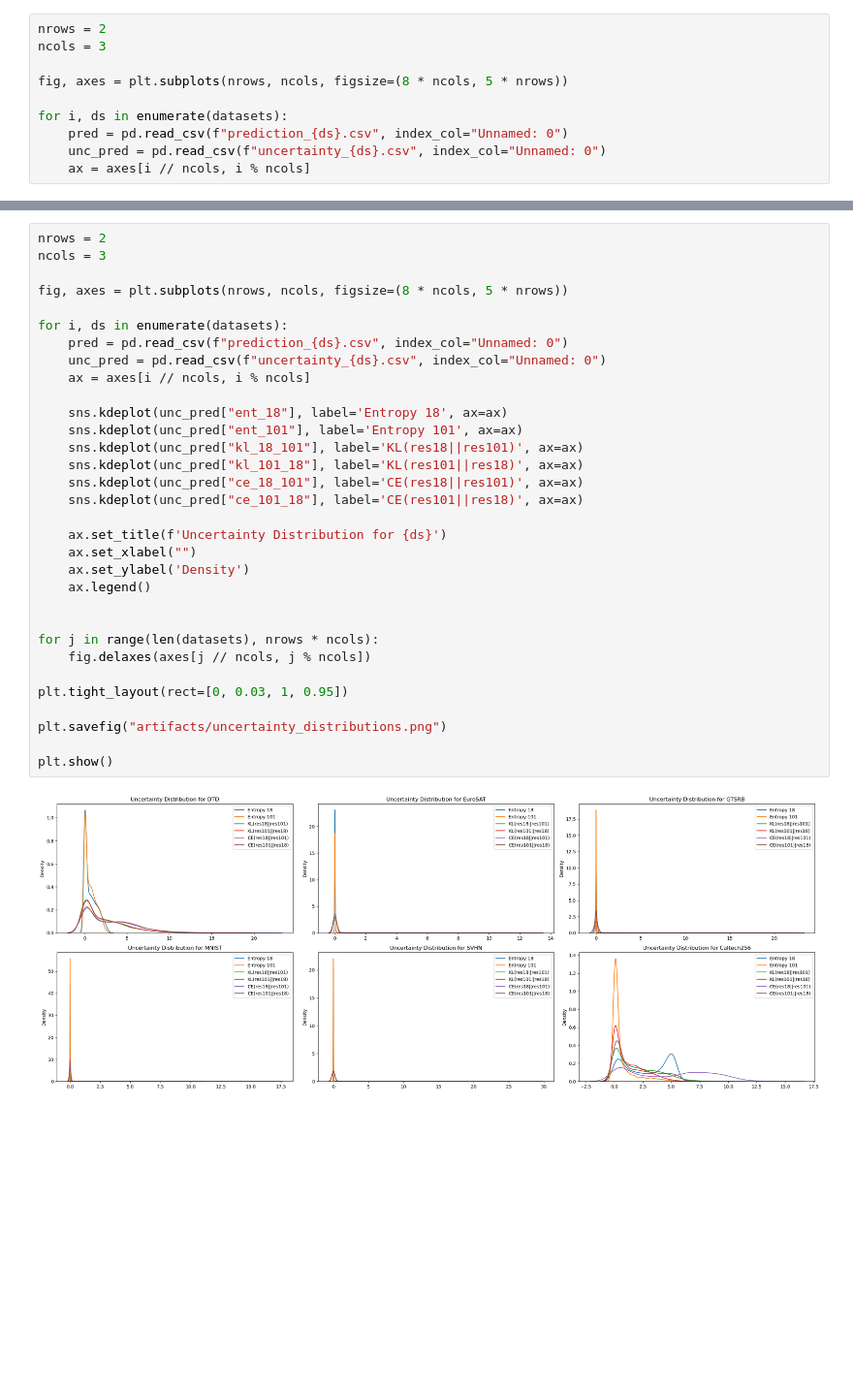
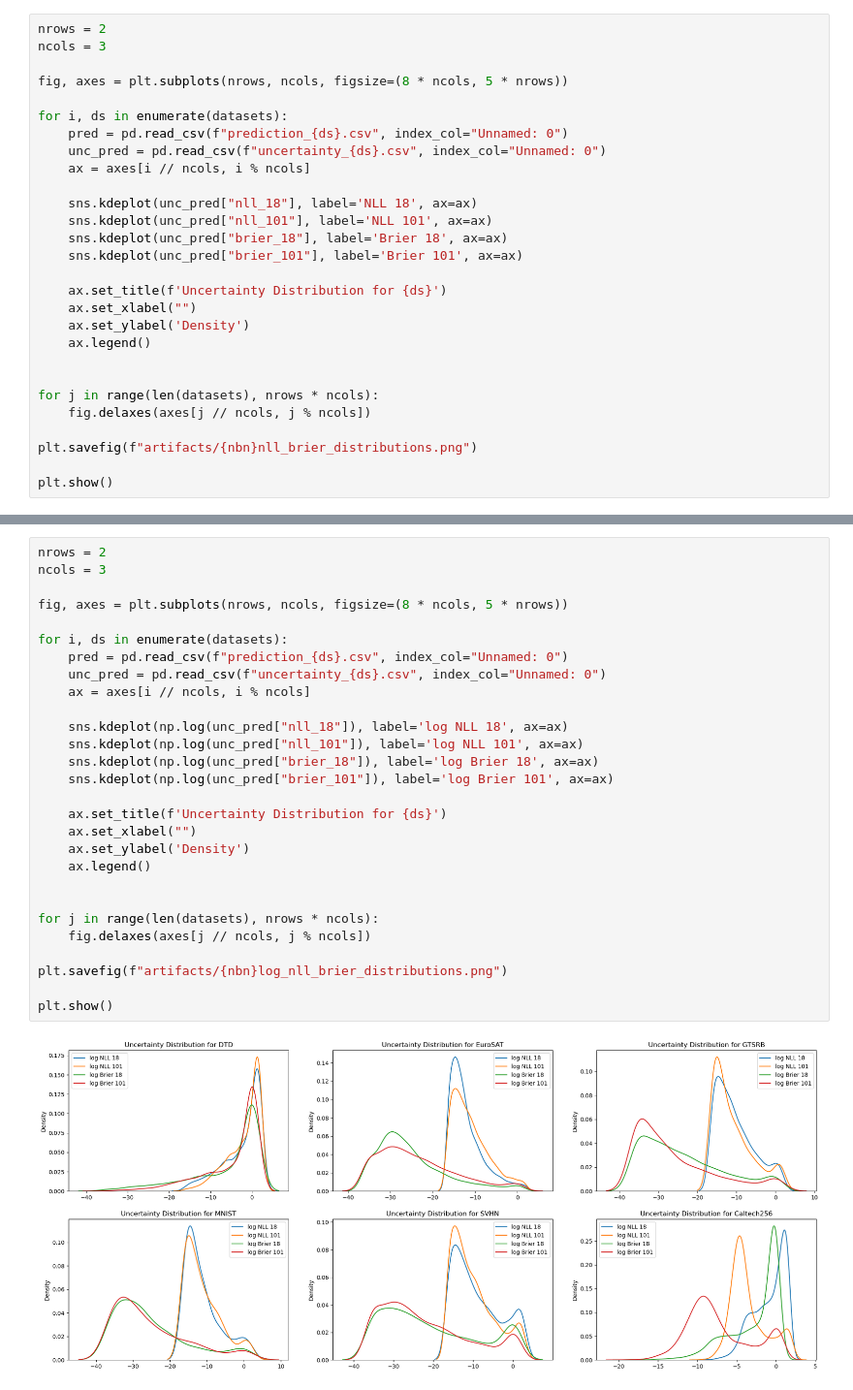
Before and after one commit to TimothyZG/wliura2024, a Jupyter notebook: Analysis/02-uncertainty-distrubution.ipynb, the cells around one changed output, grey strips where cells are left out. Shown: that part at 97% size. Drawn from its saved outputs; the diff is of its cells as text; blank space fills up the shorter version.

```diff
--- a/Analysis/02-uncertainty-distrubution.ipynb
+++ b/Analysis/02-uncertainty-distrubution.ipynb
@@ -39,3 +116,21 @@ for i, ds in enumerate(datasets):
     pred = pd.read_csv(f"prediction_{ds}.csv", index_col="Unnamed: 0")
     unc_pred = pd.read_csv(f"uncertainty_{ds}.csv", index_col="Unnamed: 0")
     ax = axes[i // ncols, i % ncols]
+
+    sns.kdeplot(unc_pred["nll_18"], label='NLL 18', ax=ax)
+    sns.kdeplot(unc_pred["nll_101"], label='NLL 101', ax=ax)
+    sns.kdeplot(unc_pred["brier_18"], label='Brier 18', ax=ax)
+    sns.kdeplot(unc_pred["brier_101"], label='Brier 101', ax=ax)
+
+    ax.set_title(f'Uncertainty Distribution for {ds}')
+    ax.set_xlabel("")
+    ax.set_ylabel('Density')
+    ax.legend()
+
+
+for j in range(len(datasets), nrows * ncols):
+    fig.delaxes(axes[j // ncols, j % ncols])
+
+plt.savefig(f"artifacts/{nbn}nll_brier_distributions.png")
+
+plt.show()
@@ -42,34 +139,30 @@ for i, ds in enumerate(datasets):
 # %%
 nrows = 2
 ncols = 3
 
 fig, axes = plt.subplots(nrows, ncols, figsize=(8 * ncols, 5 * nrows))
 
 for i, ds in enumerate(datasets):
     pred = pd.read_csv(f"prediction_{ds}.csv", index_col="Unnamed: 0")
     unc_pred = pd.read_csv(f"uncertainty_{ds}.csv", index_col="Unnamed: 0")
     ax = axes[i // ncols, i % ncols]
 
-    sns.kdeplot(unc_pred["ent_18"], label='Entropy 18', ax=ax)
-    sns.kdeplot(unc_pred["ent_101"], label='Entropy 101', ax=ax)
-    sns.kdeplot(unc_pred["kl_18_101"], label='KL(res18||res101)', ax=ax)
-    sns.kdeplot(unc_pred["kl_101_18"], label='KL(res101||res18)', ax=ax)
-    sns.kdeplot(unc_pred["ce_18_101"], label='CE(res18||res101)', ax=ax)
-    sns.kdeplot(unc_pred["ce_101_18"], label='CE(res101||res18)', ax=ax)
+    sns.kdeplot(np.log(unc_pred["nll_18"]), label='log NLL 18', ax=ax)
+    sns.kdeplot(np.log(unc_pred["nll_101"]), label='log NLL 101', ax=ax)
+    sns.kdeplot(np.log(unc_pred["brier_18"]), label='log Brier 18', ax=ax)
+    sns.kdeplot(np.log(unc_pred["brier_101"]), label='log Brier 101', ax=ax)
 
     ax.set_title(f'Uncertainty Distribution for {ds}')
     ax.set_xlabel("")
     ax.set_ylabel('Density')
     ax.legend()
 
 
 for j in range(len(datasets), nrows * ncols):
     fig.delaxes(axes[j // ncols, j % ncols])
 
-plt.tight_layout(rect=[0, 0.03, 1, 0.95])
-
-plt.savefig("artifacts/uncertainty_distributions.png")
+plt.savefig(f"artifacts/{nbn}log_nll_brier_distributions.png")
 
 plt.show()
 # %% [output]
-[figure, old version]
+[figure, new version]
```
Also changed, not shown: parts of 6 cells of this notebook, 24 other files.
